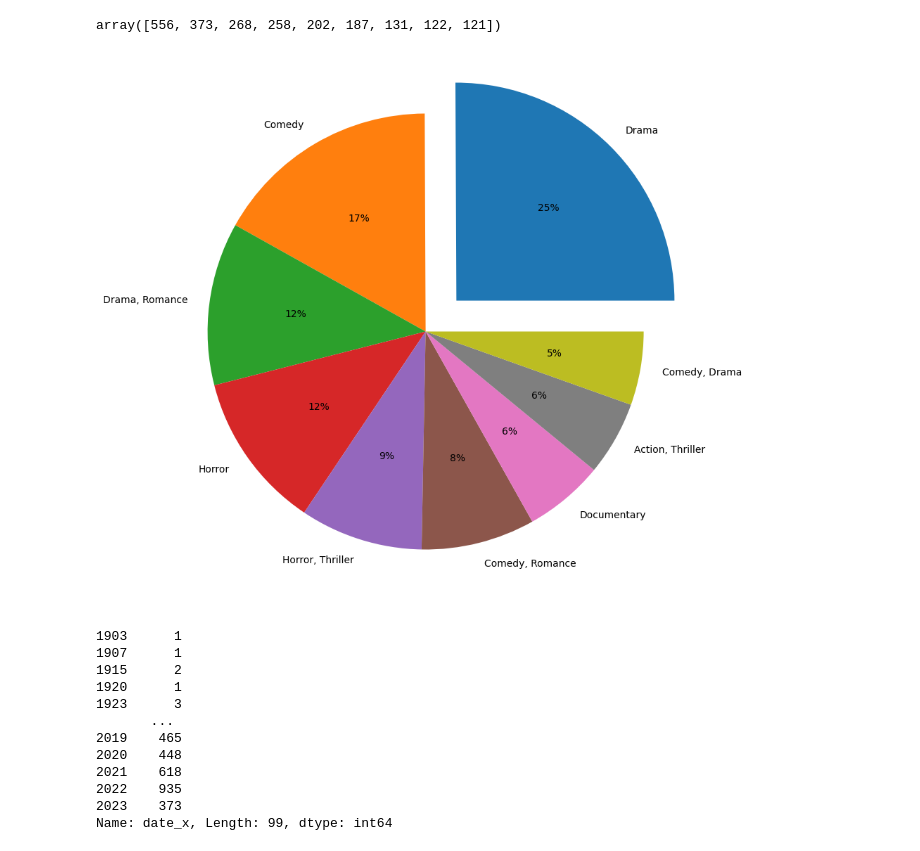
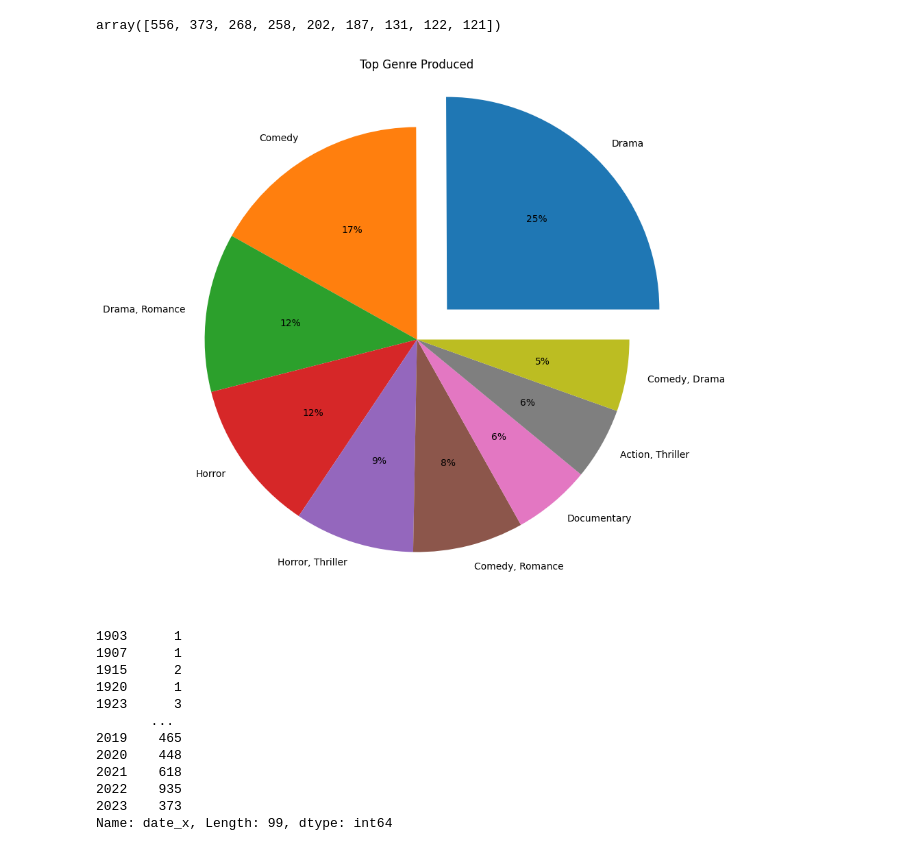
Before and after one commit to FransGeldenhuys/Personal_Projects, a Jupyter notebook: exploratory-data-analysis-imdb-movies.ipynb, the cells around one changed output. Cells and saved outputs as stored; diff of their text form; code cells hidden in the pictures.

```diff
--- a/exploratory-data-analysis-imdb-movies.ipynb
+++ b/exploratory-data-analysis-imdb-movies.ipynb
@@ -253,12 +256,13 @@ array([556, 373, 268, 258, 202, 187, 131, 122, 121])
 # %%
 v
 w
 myexplode = [0.2, 0, 0, 0,0,0,0,0,0]
 plt.figure(figsize=(10,15))
+plt.title('Top Genre Produced')
 plt.pie(w, labels = v, explode = myexplode,autopct="%0.0f%%")
 plt.show()
 # %% [output]
-[figure, old version]
+[figure, new version]
 # %%
 Movies["date_x"].dt.year.value_counts().sort_index()
 # %% [output]
```
Also changed, not shown: parts of 8 cells of this notebook.
